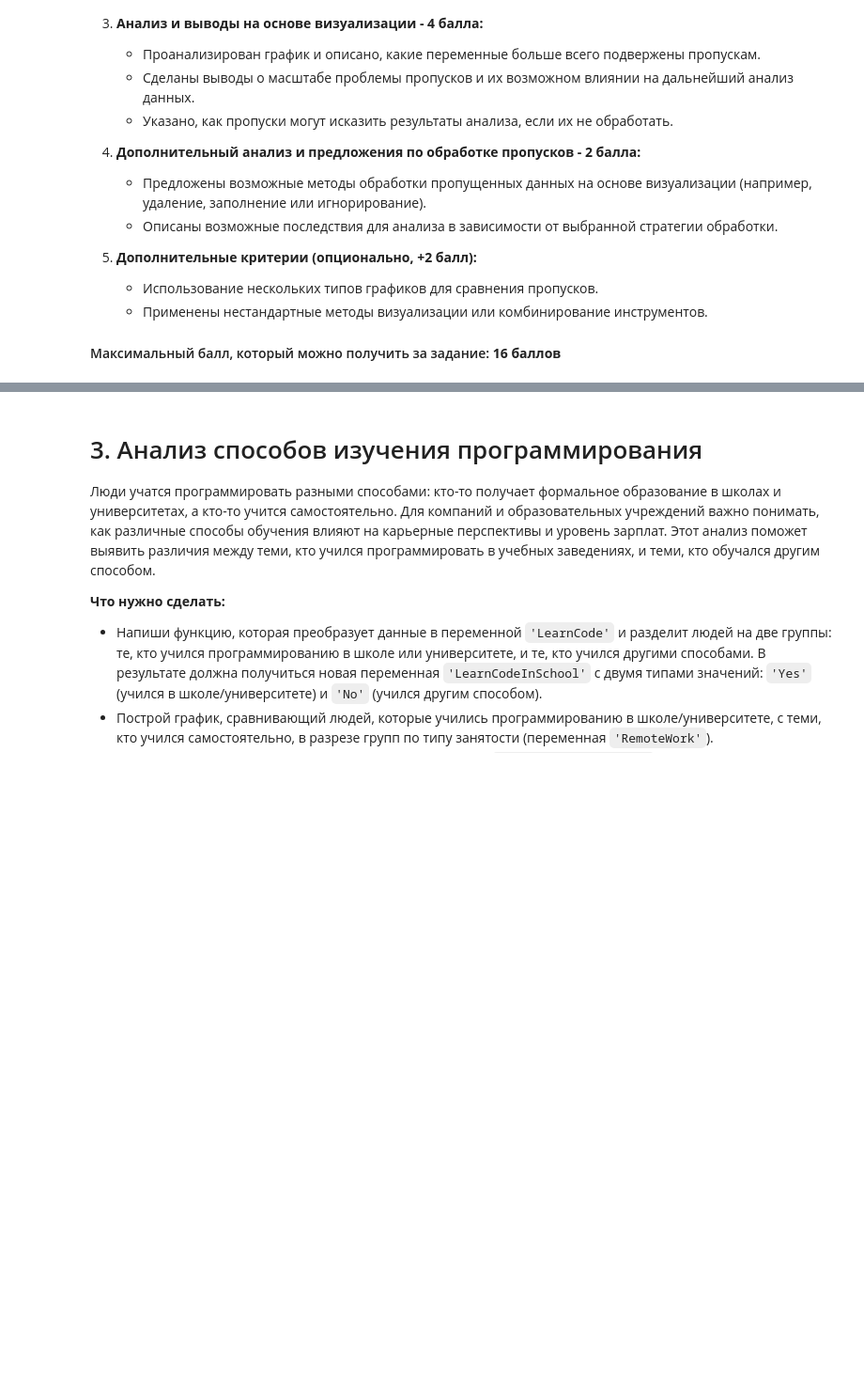
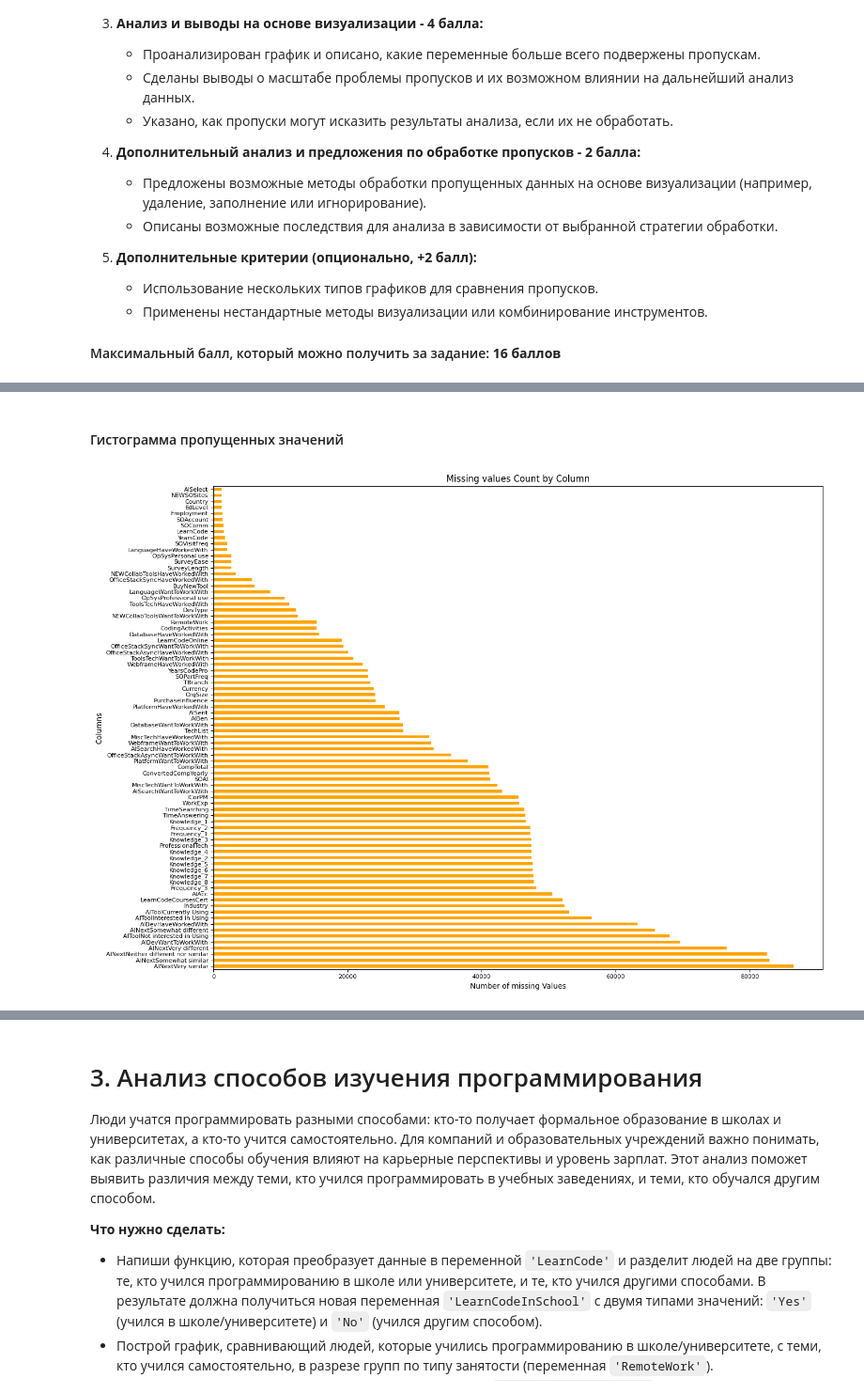
Before and after one commit to stakancheck/cu-colab-statistic, a Jupyter notebook: python-black/extern_case_01/extern_case_01_Sukhanov_Artem.ipynb, the cells around one changed output, grey strips where cells are left out. Shown at 94% size. Saved outputs shown, nothing was run; the diff lists cells and outputs as text; code cells hidden in the pictures; blank space fills up the shorter version.

```diff
--- a/python-black/extern_case_01/extern_case_01_Sukhanov_Artem.ipynb
+++ b/python-black/extern_case_01/extern_case_01_Sukhanov_Artem.ipynb
@@ -348,0 +403,20 @@ Text(0, 0.5, 'ConvertedCompYearly')
+# %% [markdown]
+#### Гистограмма пропущенных значений
+# %%
+# Plot the missing values histogram
+missing_values = df.isnull().sum()
+missing_values = missing_values[missing_values > 0]
+missing_values.sort_values(inplace=True)
+
+plt.figure(figsize=(14, 10))
+missing_values.plot(kind='barh', color='orange')
+plt.title('Missing values Count by Column', fontsize=12)
+plt.xlabel('Number of missing Values', fontsize=10)
+plt.ylabel('Columns', fontsize=10)
+plt.xticks(fontsize=8)
+plt.yticks(fontsize=8)
+plt.gca().invert_yaxis()
+plt.tight_layout()
+plt.show()
+# %% [output]
+[figure, added]
```
Also changed, not shown: parts of 53 cells of this notebook, 2 other files.
